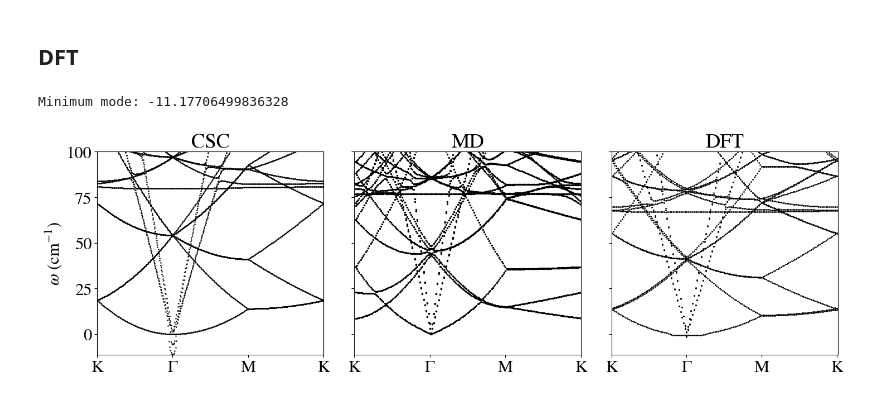
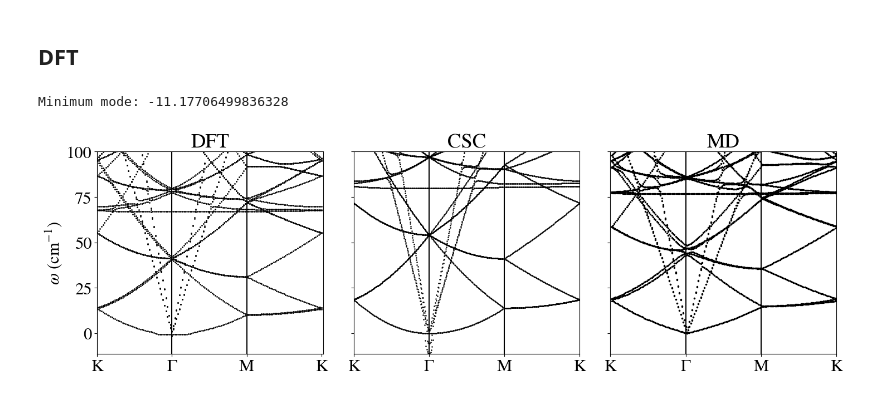
Before and after one commit to jz-lu/ml-ph, a Jupyter notebook: figure_makers/MD_band_comp.ipynb, the cells around one changed output. Drawn from its saved outputs; the diff is of its cells as text; code cells hidden in the pictures.

```diff
--- a/figure_makers/MD_band_comp.ipynb
+++ b/figure_makers/MD_band_comp.ipynb
@@ -15,7 +15,6 @@ evals.shape
 # Load the displacements, indexed by atomic index
 data = np.loadtxt('/Users/jonathanlu/Documents/tvGr/MD/Phonon_dispersion.dat')
 x, y = data.T
-y *= 8.066 # meV -> 1/cm
 # %% [markdown]
 ## DFT
 # %%
@@ -31,41 +30,47 @@ mpl.rcParams['mathtext.fontset'] = 'stix'
 mpl.rcParams['font.family'] = 'STIXGeneral'
 
 # Plot CSC
-_, (ax, ax2, ax3) = plt.subplots(ncols=3, figsize=(15,5))
+_, (ax3, ax, ax2) = plt.subplots(ncols=3, figsize=(15,5))
 plt.rc('font', size=22)
 for i, L_set in enumerate(modes):
     ax.scatter([i]*len(L_set), L_set, c='k', s=0.7)
 ax.set_ylim(bottom=np.min(modes), top=100)
 ax.set_xlim(0, len(evals)-1)
-ax.set_ylabel(r"$\omega$ (cm$^{-1}$)")
 ax.set_xticks([0, 100, 200, 300])
 ax.set_xticklabels(['K', r'$\Gamma$', 'M', 'K'])
+ax.plot([100]*2, ax.get_ylim(), c='k')
+ax.plot([200]*2, ax.get_ylim(), c='k')
 # plt.xticks([0, 100, 200, 300], labels=[])
 ax.set_title("CSC")
+ax.set_yticklabels([])
 
 # PLOT MD
 ax2.scatter(x, y, c='k', s=2)
 ax2.set_xlim(np.min(x), np.max(x))
 ax2.set_xticks([0, 60, 120, 180])
 ax2.set_xticklabels(['K', r'$\Gamma$', 'M', 'K'])
 ax2.set_ylim(ax.get_ylim())
+ax2.plot([60]*2, ax.get_ylim(), c='k')
+ax2.plot([120]*2, ax.get_ylim(), c='k')
+ax2.set_title("MD")
 ax2.set_yticklabels([])
-ax2.set_title("MD")
 
 # PLOT DFT
 for i, pts in enumerate(DFT):
     ax3.scatter([i]*len(pts), pts, c='k', s=1)
 ax3.set_xlim(0, len(DFT))
 ax3.set_xticks([0, 50, 100, 150])
 ax3.set_xticklabels(['K', r'$\Gamma$', 'M', 'K'])
 ax3.set_ylim(ax.get_ylim())
-ax3.set_yticklabels([])
+ax3.plot([50]*2, ax.get_ylim(), c='k')
+ax3.plot([100]*2, ax.get_ylim(), c='k')
 ax3.set_title("DFT")
+ax3.set_ylabel(r"$\omega$ (cm$^{-1}$)")
 
 props = dict(boxstyle='round', facecolor='lightblue', alpha=1)
 plt.tight_layout()
 plt.savefig(f"/Users/jonathanlu/Documents/data_mlph/Gr_MDCSCband_{THETA}.pdf")
 plt.show()
 # %% [output]
 Minimum mode: -11.17706499836328
-[figure, old version]
+[figure, new version]
```
Also changed, not shown: 24 other files.
